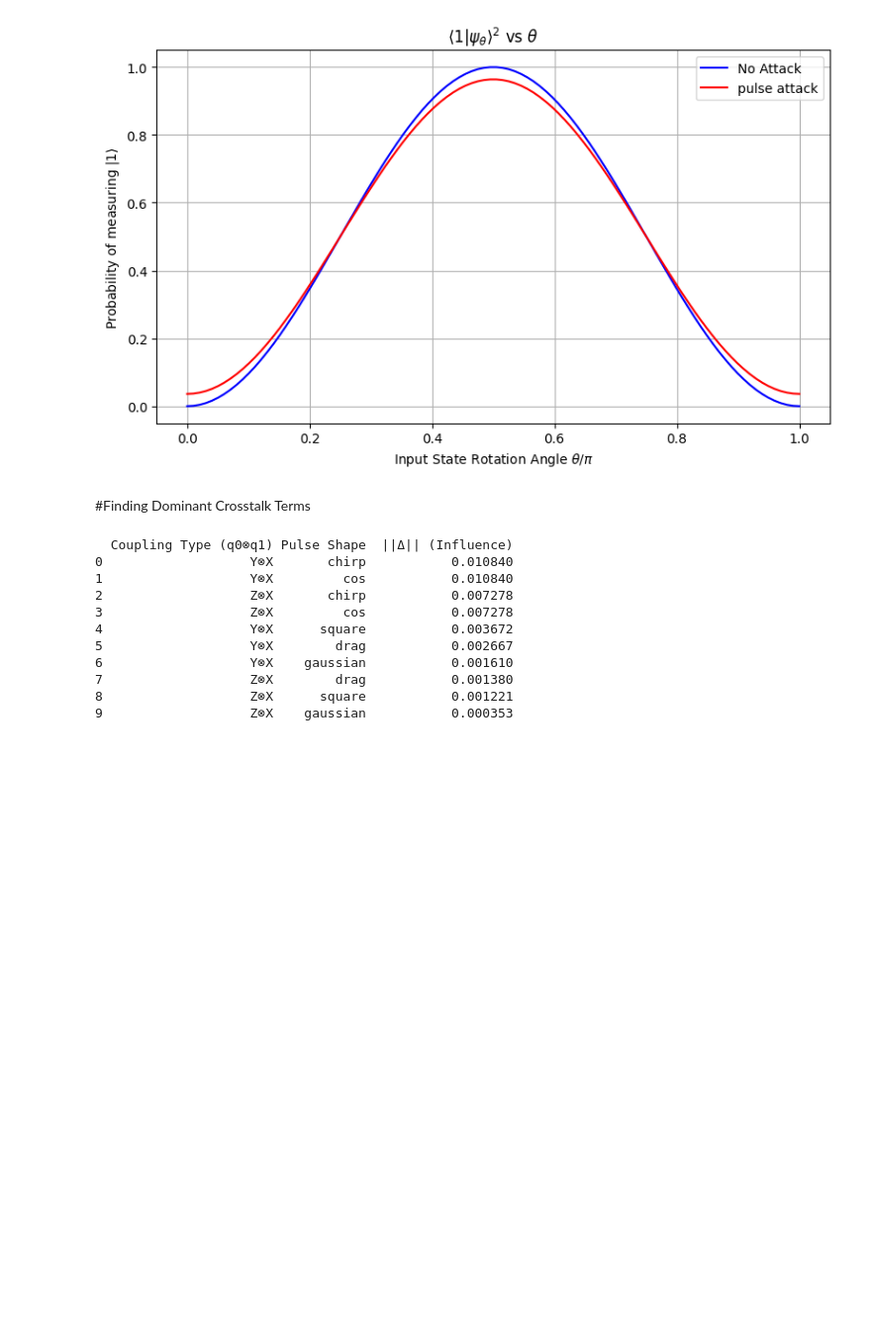
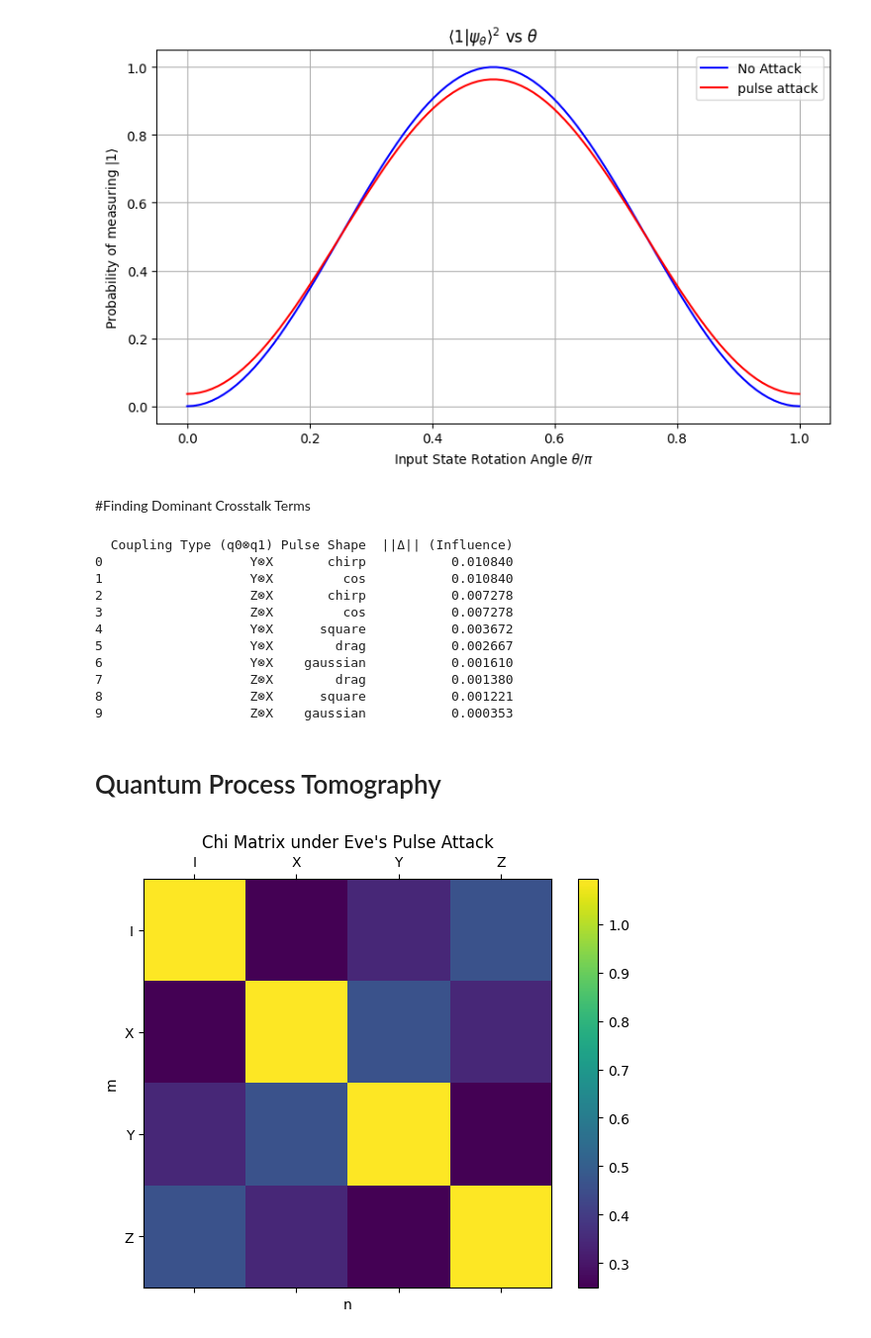
Before and after one commit to syedshubha/PulseSCQ, a Jupyter notebook: QPT_attack.ipynb, the cells around one changed output. Shown at 99% size. Saved outputs shown, nothing was run; the diff lists cells and outputs as text; code cells hidden in the pictures; blank space fills up the shorter version.

```diff
--- a/QPT_attack.ipynb
+++ b/QPT_attack.ipynb
@@ -45,4 +45,10 @@ def plotting(theta, fun1, fun2=None):
   plt.show()
 # %% [markdown]
 # Pulse Attack
+# %%
+sx, sy, sz = qt.sigmax(), qt.sigmay(), qt.sigmaz()
+I = qt.qeye(2)
+
+paulis = [I, sx, sy, sz]
+pauli_labels = ['I', 'X', 'Y', 'Z']
 # %%
@@ -187,3 +190,13 @@ print(df_pulse_coupling.head(10)) #top 10
 7                   Z⊗X        drag           0.001380
 8                   Z⊗X      square           0.001221
 9                   Z⊗X    gaussian           0.000353
+# %% [markdown]
+# Quantum Process Tomography
+# %%
+def prepare_input_states():
+    return [
+        qt.basis(2, 0),  # |0>
+        qt.basis(2, 1),  # |1>
+        (qt.basis(2, 0) + qt.basis(2, 1)).unit(),  # |+>
+        (qt.basis(2, 0) + 1j * qt.basis(2, 1)).unit()  # |+i>
+    ]
@@ -189,0 +257,29 @@ print(df_pulse_coupling.head(10)) #top 10
+# %%
+def plot_chi_matrix(chi_matrix, title='Chi Matrix'):
+    fig, ax = plt.subplots(figsize=(6, 5))
+    cax = ax.matshow(np.abs(chi_matrix), cmap='viridis')
+    fig.colorbar(cax)
+    ax.set_xticks(range(4))
+    ax.set_yticks(range(4))
+    ax.set_xticklabels(pauli_labels)
+    ax.set_yticklabels(pauli_labels)
+    plt.title(title)
+    plt.xlabel('n')
+    plt.ylabel('m')
+    plt.tight_layout()
+    plt.show()
+# %%
+chi, label = perform_qpt(
+    J12=0.2,
+    J01=0.1,
+    A=(1.0, 0.5),
+    delta=(0.0, 0.0),
+    coup_12=(qt.sigmaz(), qt.sigmax()),
+    coup_01=(qt.sigmay(), qt.sigmax()),
+    shape=("cos", "chirp"),
+    extra_params=({}, {"chirp_rate": 5.0})
+)
+
+plot_chi_matrix(chi, title="Chi Matrix under Eve's Pulse Attack")
+# %% [output]
+[figure, added]
```
Also changed, not shown: parts of 3 cells of this notebook.
